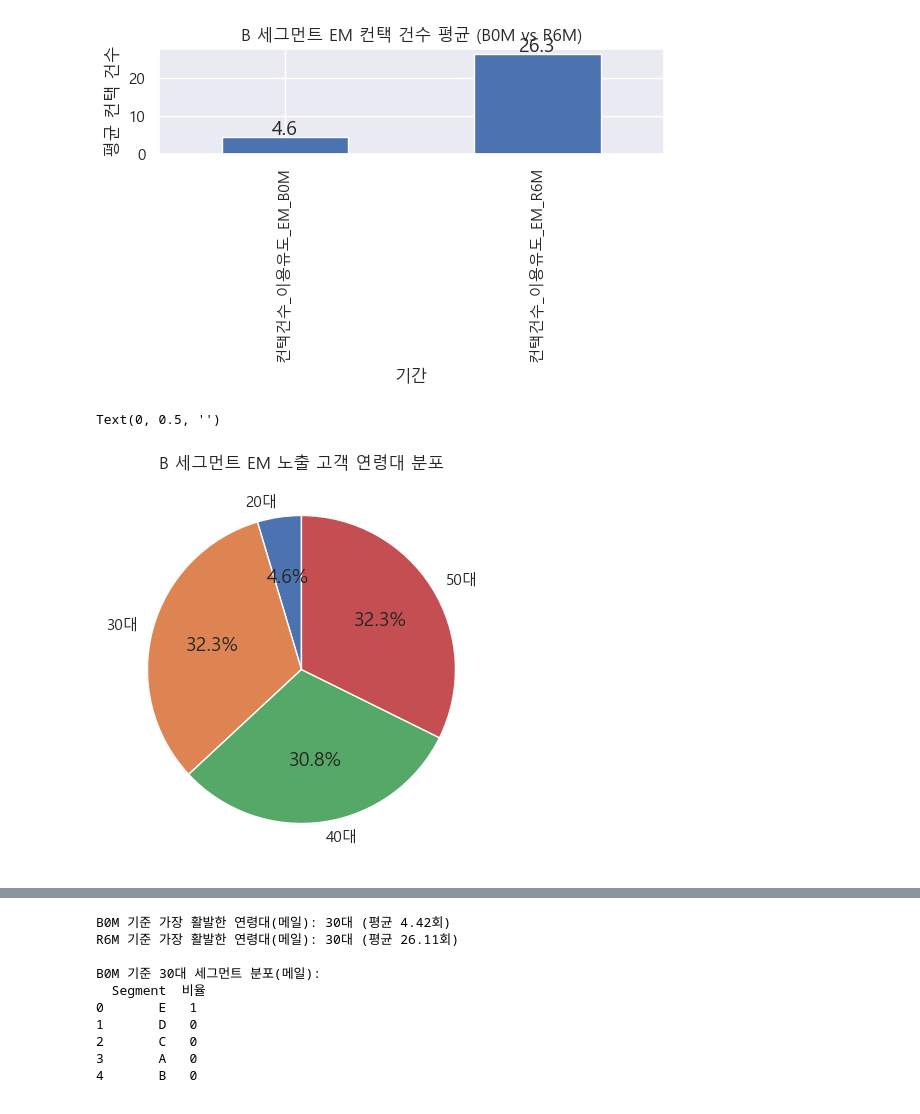
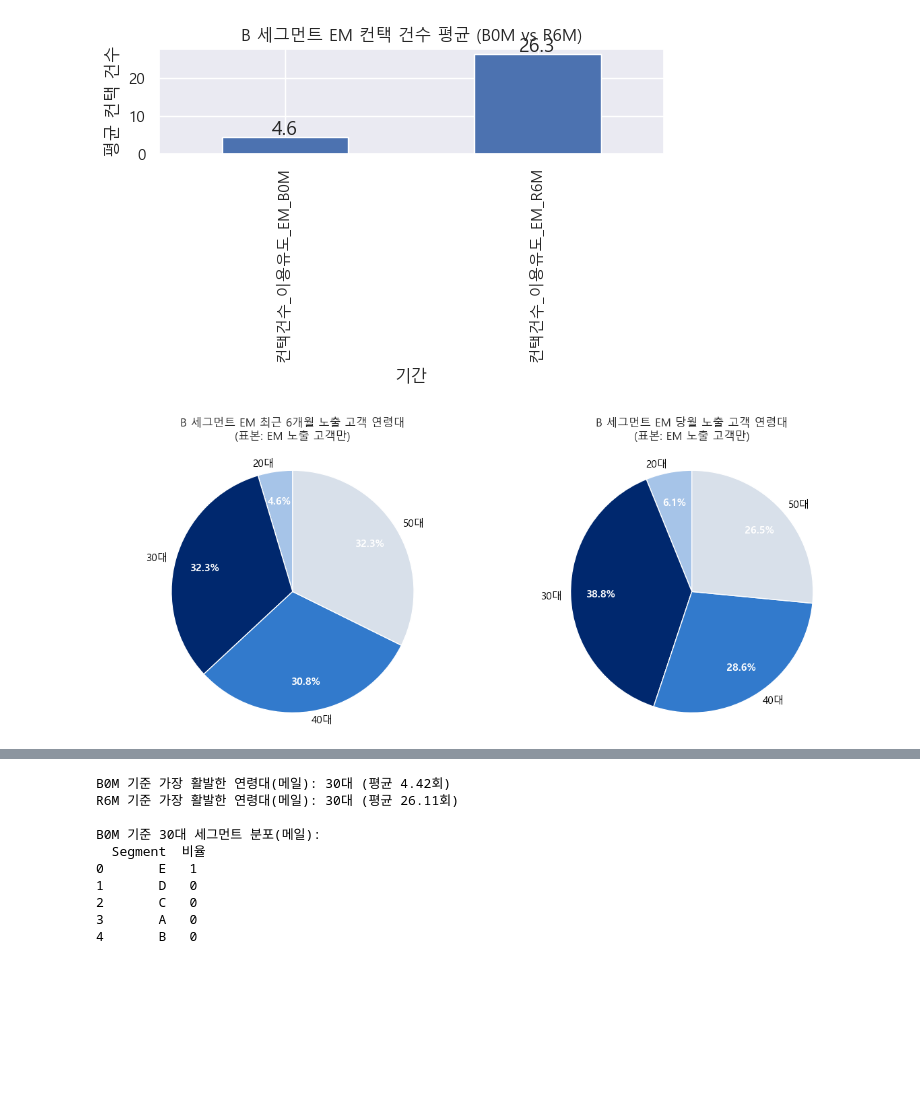
Before and after one commit to ming111777/dung2, a Jupyter notebook: Final project/전처리/마케팅정보 EDA.ipynb, the cells around one changed output, grey strips where cells are left out. Saved outputs shown, nothing was run; the diff lists cells and outputs as text; code cells hidden in the pictures; blank space fills up the shorter version.

```diff
--- a/Final project/전처리/마케팅정보 EDA.ipynb
+++ b/Final project/전처리/마케팅정보 EDA.ipynb
@@ -529,14 +593,60 @@ plt.show()
 # %% [output]
 [figure]
 # %%
-# B 세그먼트 내 EM 노출 고객 연령대 분포 (파이차트)
-b_exposed = b_df[b_df['컨택건수_이용유도_EM_R6M']>0]
-age_prop = b_exposed['연령'].value_counts(normalize=True).sort_index()
+# B 세그먼트 데이터 정의
+b_df = merged_df[merged_df['Segment']=='B'].copy()
 
-plt.figure(figsize=(5,5))
-ax3 = age_prop.plot(kind='pie', autopct='%1.1f%%', startangle=90)
-plt.title('B 세그먼트 EM 노출 고객 연령대 분포')
-plt.ylabel('')
+# R6M 및 당월 노출 고객 연령대 비율 계산
+age_prop_r6m = (
+    b_df[b_df['컨택건수_이용유도_EM_R6M'] > 0]['연령']
+     .value_counts(normalize=True)
+     .sort_index()
+)
+age_prop_b0m = (
+    b_df[b_df['컨택건수_이용유도_EM_B0M'] > 0]['연령']
+     .value_counts(normalize=True)
+     .sort_index()
+)
+
+# 고정 팔레트
+colors = ['#A6C4E8', '#00286E', '#327ACC', '#D8E0EA']
+
+# 1행 2열 subplot
+fig, axes = plt.subplots(1, 2, figsize=(12,5), facecolor='white')
+
+def draw_pie(ax, data, title):
+    wedges, texts, autotexts = ax.pie(
+        data.values,
+        labels=[f"{age}" for age in data.index],
+        colors=colors[:len(data)],
+        startangle=90,
+        pctdistance=0.75,
+        labeldistance=1.07,
+        autopct=lambda pct: f"{pct:.1f}%",
+        wedgeprops={'edgecolor':'white','linewidth':1},
+        textprops={'fontsize':11}
+    )
+    # 카테고리 라벨만 검은색으로, 퍼센트 라벨은 흰색으로
+    for t in texts:
+        t.set_color('black')
+    for at in autotexts:
+        at.set_color('white')
+        at.set_weight('bold')
+    ax.set_title(title, pad=20)
+    ax.axis('equal')
+
+draw_pie(
+    axes[0],
+    age_prop_r6m,
+    'B 세그먼트 EM 최근 6개월 노출 고객 연령대\n(표본: EM 노출 고객만)'
+)
+draw_pie(
+    axes[1],
+    age_prop_b0m,
+    'B 세그먼트 EM 당월 노출 고객 연령대\n(표본: EM 노출 고객만)'
+)
+
+plt.tight_layout()
+plt.show()
 # %% [output]
-Text(0, 0.5, '')
-[figure, old version]
+[figure, new version]
```
Also changed, not shown: parts of 15 cells of this notebook, 8 other files.
